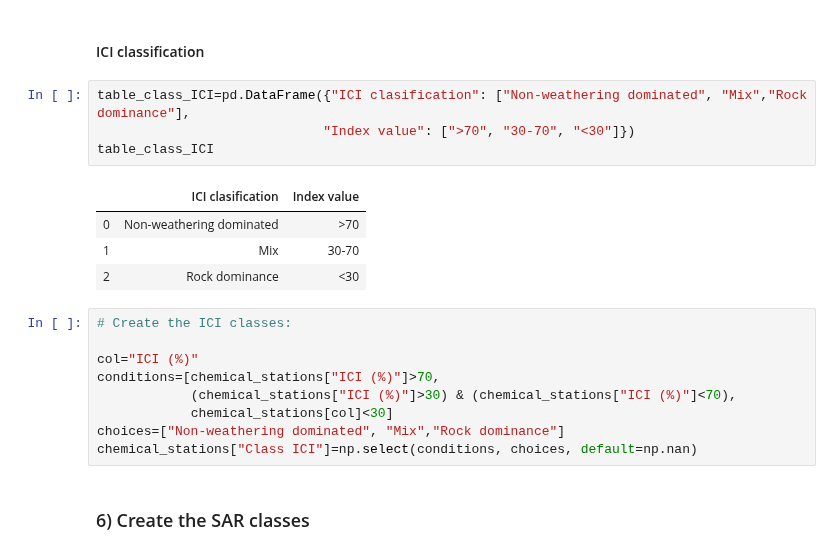
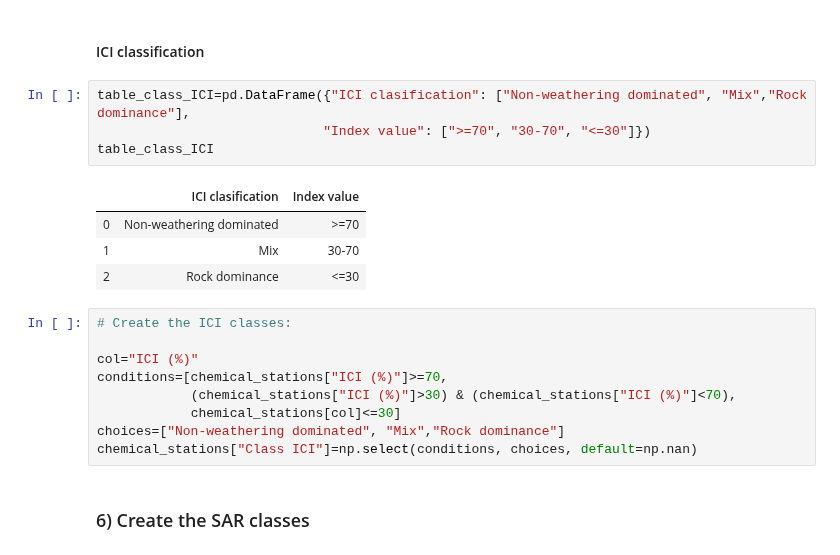
Before and after one commit to elenuskiya/TFM, a Jupyter notebook: Notebooks/00_Cleaning_manipulation_and_unification.ipynb, the cells around one changed output. Drawn from its saved outputs; the diff is of its cells as text.

```diff
--- a/Notebooks/00_Cleaning_manipulation_and_unification.ipynb
+++ b/Notebooks/00_Cleaning_manipulation_and_unification.ipynb
@@ -787,20 +787,20 @@ chemical_stations["ICI (%)"]=chemical_stations.apply(lambda row: (row["[Cl] (mmo
 #### ICI classification
 # %%
 table_class_ICI=pd.DataFrame({"ICI clasification": ["Non-weathering dominated", "Mix","Rock dominance"],
-                             "Index value": [">70", "30-70", "<30"]})
+                             "Index value": [">=70", "30-70", "<=30"]})
 table_class_ICI
 # %% [output]
 |  | ICI clasification | Index value |
-| 0 | Non-weathering dominated | >70 |
+| 0 | Non-weathering dominated | >=70 |
 | 1 | Mix | 30-70 |
-| 2 | Rock dominance | <30 |
+| 2 | Rock dominance | <=30 |
 # %%
 # Create the ICI classes:
 
 col="ICI (%)"
-conditions=[chemical_stations["ICI (%)"]>70,
+conditions=[chemical_stations["ICI (%)"]>=70,
             (chemical_stations["ICI (%)"]>30) & (chemical_stations["ICI (%)"]<70),
-            chemical_stations[col]<30]
+            chemical_stations[col]<=30]
 choices=["Non-weathering dominated", "Mix","Rock dominance"]
 chemical_stations["Class ICI"]=np.select(conditions, choices, default=np.nan)
 # %% [markdown]
```
Also changed, not shown: parts of 3 cells of this notebook.
